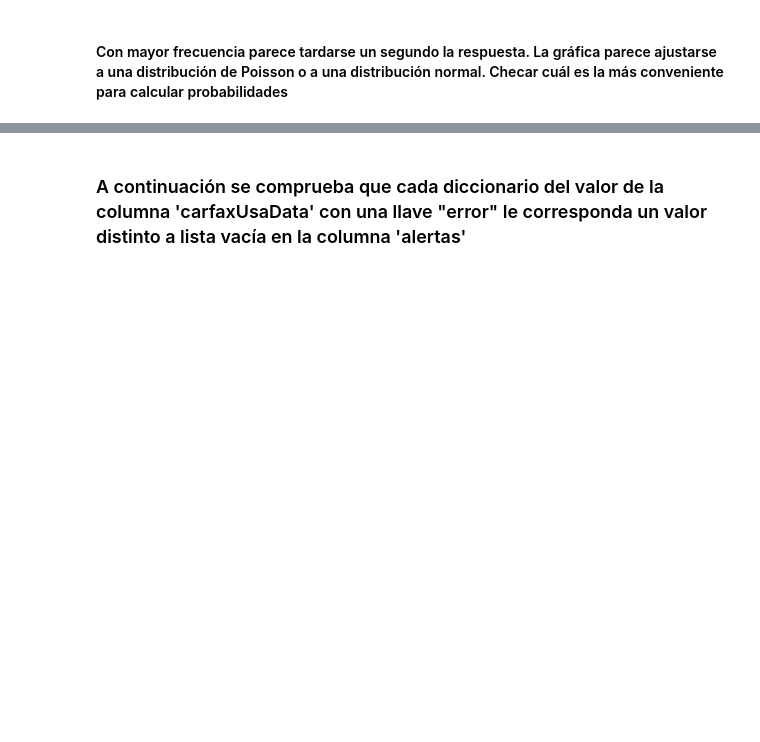
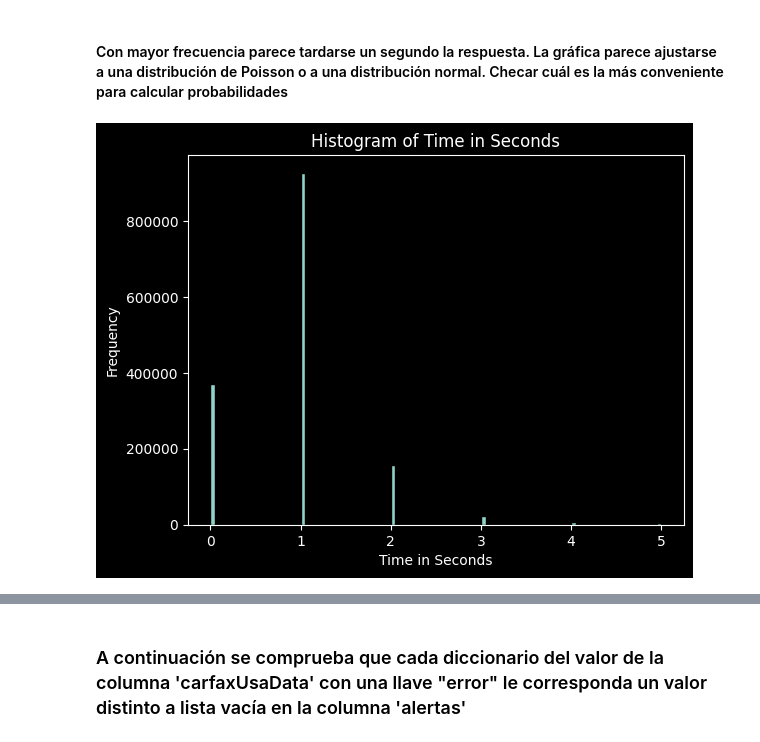
Before and after one commit to BranCF/microservices_consults, a Jupyter notebook: script1.ipynb, the cells around one changed output, grey strips where cells are left out. Drawn from its saved outputs; the diff is of its cells as text; code cells hidden in the pictures; blank space fills up the shorter version.

```diff
--- a/script1.ipynb
+++ b/script1.ipynb
@@ -21,4 +21,5 @@ def highlight_odd_rows(s):
             styles.append('border: 1px solid white;')
     return styles
 # %%
-df = pd.read_csv("regularizacion100000.csv", encoding = 'utf-8')
+df = pd.read_csv("vinsconsultadossec.csv", encoding = 'utf-8')
+df = df.fillna('xD');
@@ -167,12 +295,14 @@ def calculateDeltaTime(df, columnA, columnB):
 # %% [markdown]
 <h4>Con mayor frecuencia parece tardarse un segundo la respuesta. La gráfica parece ajustarse a una distribución de Poisson o a una distribución normal. Checar cuál es la más conveniente para calcular probabilidades</h4>
 # %%
-timeFrame = calculateDeltaTime(df, 'responseTime', 'requestTime')
+timeFrame = calculateDeltaTime(df[(df['responseTime']!='xD')&(df['requestTime']!='xD')], 'responseTime', 'requestTime')
 plt.hist(timeFrame[timeFrame['secondsDifference']<6]['secondsDifference'], bins = 100, edgecolor = 'black')
 plt.xlabel('Time in Seconds')
 plt.ylabel('Frequency')
 plt.title('Histogram of Time in Seconds')
 plt.show()
+# %% [output]
+[figure, added]
 # %%
 plt.hist(timeFrame[timeFrame['secondsDifference']>6]['secondsDifference'], bins = 100, edgecolor = 'black')
 plt.xlabel('Time in Seconds')
```
Also changed, not shown: parts of 54 cells of this notebook, 15 other files.
